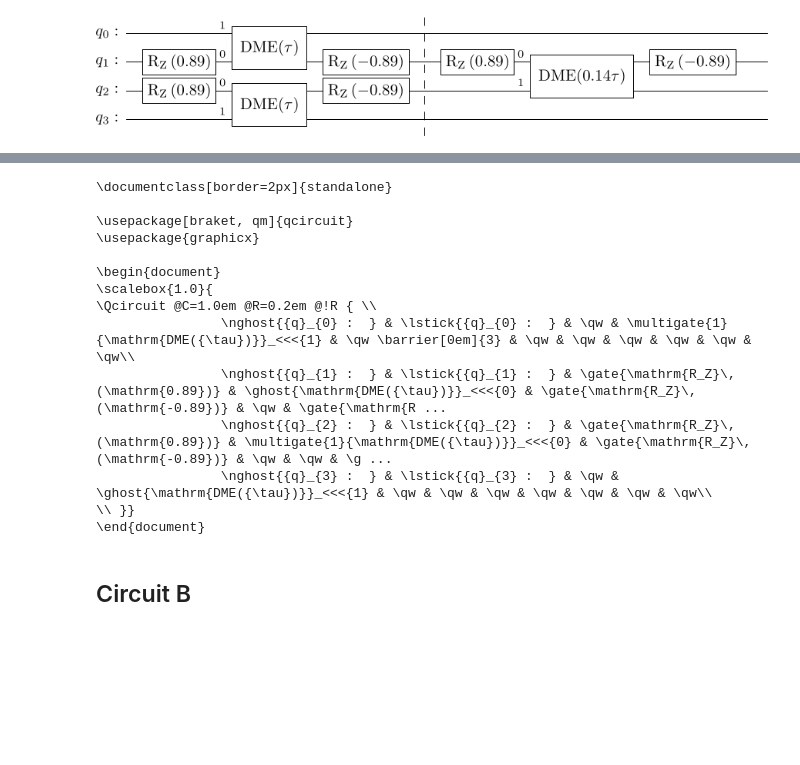
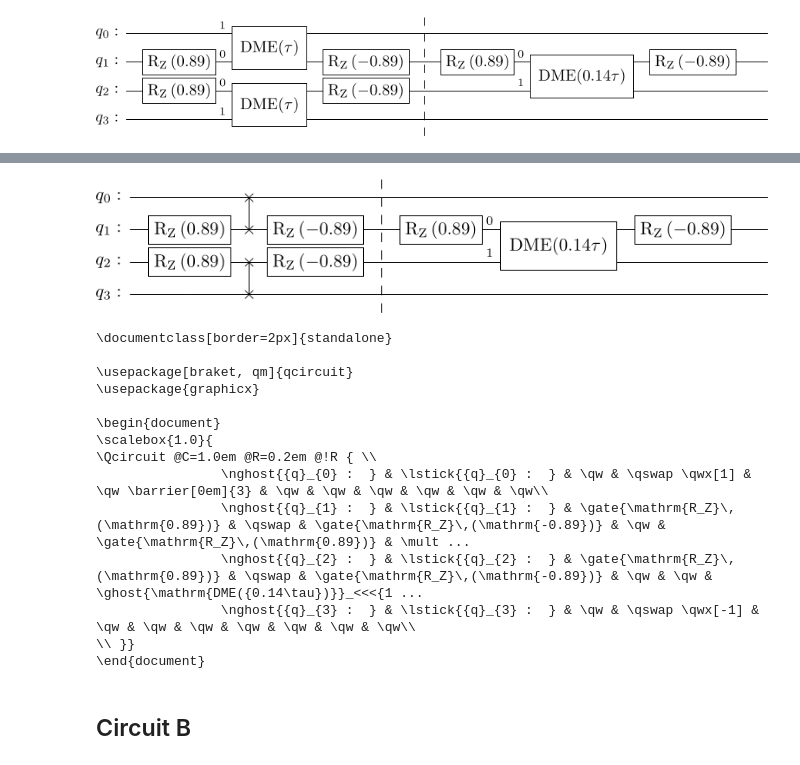
Before and after one commit to khanhuyengiang/dbac, a Jupyter notebook: jupyter_notebooks/circuit_draw.ipynb, the cells around one changed output, grey strips where cells are left out. Cells and saved outputs as stored; diff of their text form; code cells hidden in the pictures; blank space fills up the shorter version.

```diff
--- a/jupyter_notebooks/circuit_draw.ipynb
+++ b/jupyter_notebooks/circuit_draw.ipynb
@@ -202,3 +260,36 @@ qc.draw(output='latex', style="bw")
+# %%
+from qiskit import QuantumCircuit
+from qiskit.circuit import Gate
+
+# Create a quantum circuit with two qubits
+qc = QuantumCircuit(4)
+
+# Define a custom 2-qubit gate called 'DME'
+dme_gate = Gate(name=r'DME({\tau})', num_qubits=2, params=[])
+phi_z = 0.89
+
+# Apply the gates as per the given description
+qc.rz(phi=phi_z,qubit=1)
+qc.append(SwapGate(), [1, 0])  # DME gate on q_0 and q_1
+qc.rz(phi=-phi_z,qubit=1)
+
+# Apply the gates as per the given description
+qc.rz(phi=phi_z,qubit=2)
+qc.append(SwapGate(), [2, 3])  # DME gate on q_2 and q_3
+qc.rz(phi=-phi_z,qubit=2)
+qc.barrier()
+
+
+dme_gate = Gate(name=r'DME({0.14\tau})', num_qubits=2, params=[])
+qc.rz(phi=phi_z,qubit=1)
+qc.append(dme_gate, [1, 2])  # DME gate on q_0 and q_1
+qc.rz(phi=-phi_z,qubit=1)
+
+
+# Draw the circuit
+qc.draw(output='latex', style="bw")
+# %% [output]
+[figure, added]
 # %%
 latex_code = qc.draw(output='latex_source', style="bw")
 print(latex_code)
@@ -211,10 +302,10 @@ print(latex_code)
 \begin{document}
 \scalebox{1.0}{
 \Qcircuit @C=1.0em @R=0.2em @!R { \\
-                \nghost{{q}_{0} :  } & \lstick{{q}_{0} :  } & \qw & \multigate{1}{\mathrm{DME({\tau})}}_<<<{1} & \qw \barrier[0em]{3} & \qw & \qw & \qw & \qw & \qw & \qw\\
-                \nghost{{q}_{1} :  } & \lstick{{q}_{1} :  } & \gate{\mathrm{R_Z}\,(\mathrm{0.89})} & \ghost{\mathrm{DME({\tau})}}_<<<{0} & \gate{\mathrm{R_Z}\,(\mathrm{-0.89})} & \qw & \gate{\mathrm{R ...
-                \nghost{{q}_{2} :  } & \lstick{{q}_{2} :  } & \gate{\mathrm{R_Z}\,(\mathrm{0.89})} & \multigate{1}{\mathrm{DME({\tau})}}_<<<{0} & \gate{\mathrm{R_Z}\,(\mathrm{-0.89})} & \qw & \qw & \g ...
-                \nghost{{q}_{3} :  } & \lstick{{q}_{3} :  } & \qw & \ghost{\mathrm{DME({\tau})}}_<<<{1} & \qw & \qw & \qw & \qw & \qw & \qw & \qw\\
+                \nghost{{q}_{0} :  } & \lstick{{q}_{0} :  } & \qw & \qswap \qwx[1] & \qw \barrier[0em]{3} & \qw & \qw & \qw & \qw & \qw & \qw\\
+                \nghost{{q}_{1} :  } & \lstick{{q}_{1} :  } & \gate{\mathrm{R_Z}\,(\mathrm{0.89})} & \qswap & \gate{\mathrm{R_Z}\,(\mathrm{-0.89})} & \qw & \gate{\mathrm{R_Z}\,(\mathrm{0.89})} & \mult ...
+                \nghost{{q}_{2} :  } & \lstick{{q}_{2} :  } & \gate{\mathrm{R_Z}\,(\mathrm{0.89})} & \qswap & \gate{\mathrm{R_Z}\,(\mathrm{-0.89})} & \qw & \qw & \ghost{\mathrm{DME({0.14\tau})}}_<<<{1 ...
+                \nghost{{q}_{3} :  } & \lstick{{q}_{3} :  } & \qw & \qswap \qwx[-1] & \qw & \qw & \qw & \qw & \qw & \qw & \qw\\
 \\ }}
 \end{document}
 # %% [markdown]
```
Also changed, not shown: parts of 12 cells of this notebook, 19 other files.
